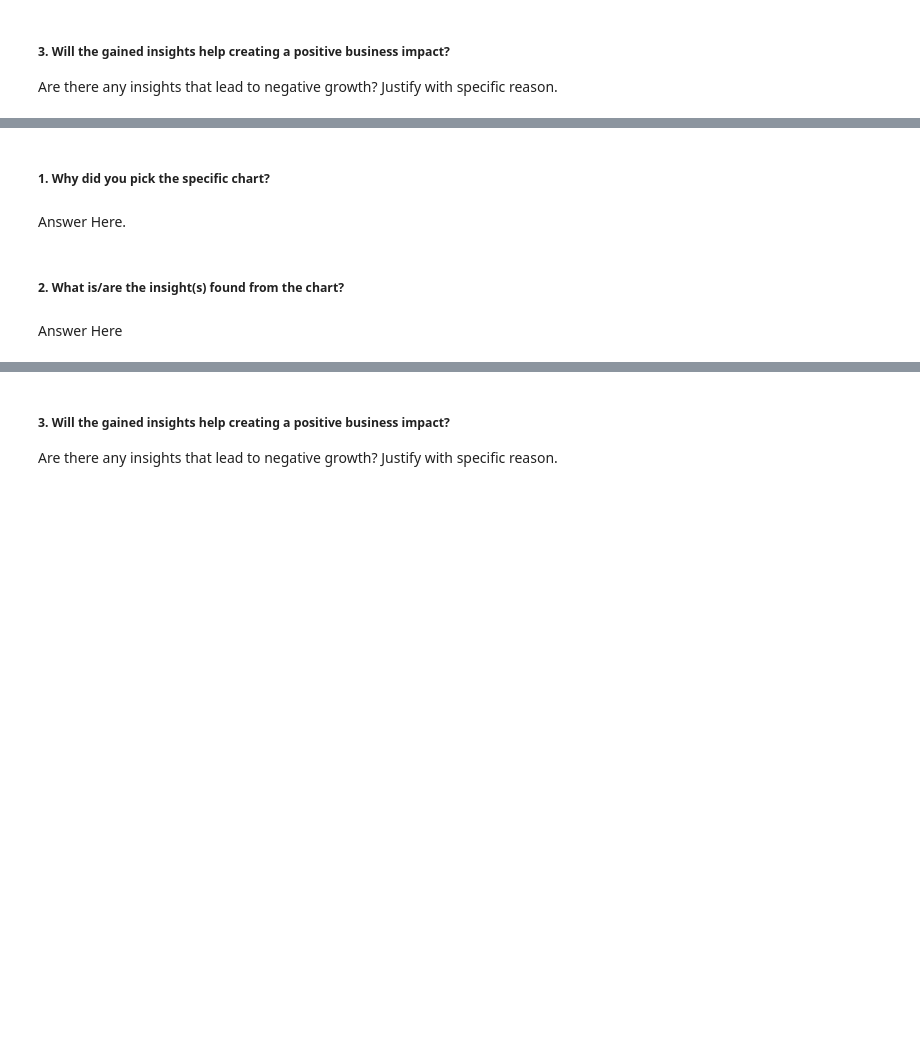
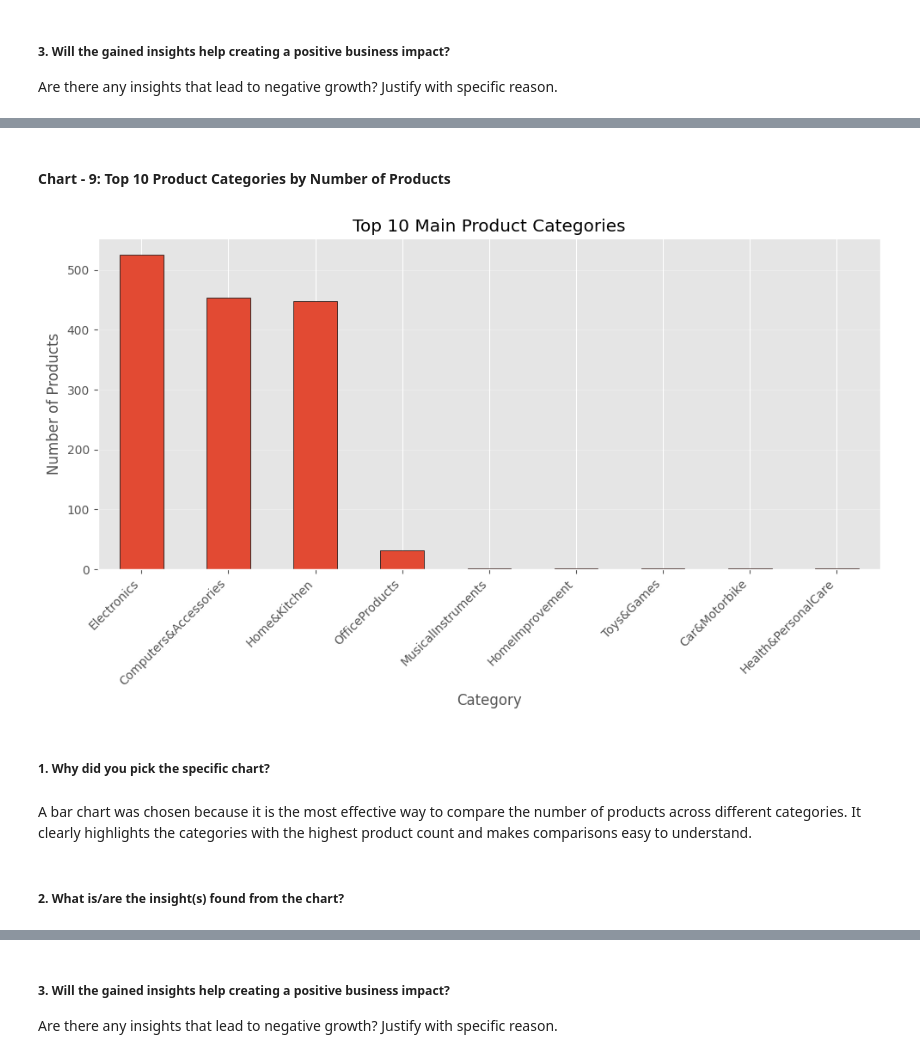
Before and after one commit to ArpitaGuniyal/Amazon-Sales-EDA, a Jupyter notebook: amazon_sales_eda.ipynb, the cells around one changed output, grey strips where cells are left out. Drawn from its saved outputs; the diff is of its cells as text; code cells hidden in the pictures; blank space fills up the shorter version.

```diff
--- a/amazon_sales_eda.ipynb
+++ b/amazon_sales_eda.ipynb
@@ -619,8 +793,40 @@ Answer Here
+# %% [markdown]
+#### Chart - 9: Top 10 Product Categories by Number of Products
+# %%
+# Extract the main category
+df_clean['main_category'] = df_clean['category'].str.split('|').str[0]
+
+# Count products in each category
+category_count = (
+    df_clean['main_category']
+    .value_counts()
+    .head(10)
+)
+
+# Plot
+plt.figure(figsize=(10,6))
+
+category_count.plot(
+    kind='bar',
+    edgecolor='black'
+)
+
+plt.title("Top 10 Main Product Categories")
+plt.xlabel("Category")
+plt.ylabel("Number of Products")
+
+plt.xticks(rotation=45, ha='right')
+
+plt.grid(axis='y', alpha=0.3)
+
+plt.tight_layout()
+
+plt.show()
+# %% [output]
+[figure, added]
 # %% [markdown]
 ##### 1. Why did you pick the specific chart?
-# %% [markdown]
-Answer Here.
+# %% [markdown]
+A bar chart was chosen because it is the most effective way to compare the number of products across different categories. It clearly highlights the categories with the highest product count and makes comparisons easy to understand.
 # %% [markdown]
 ##### 2. What is/are the insight(s) found from the chart?
-# %% [markdown]
-Answer Here
```
Also changed, not shown: parts of 46 cells of this notebook.
